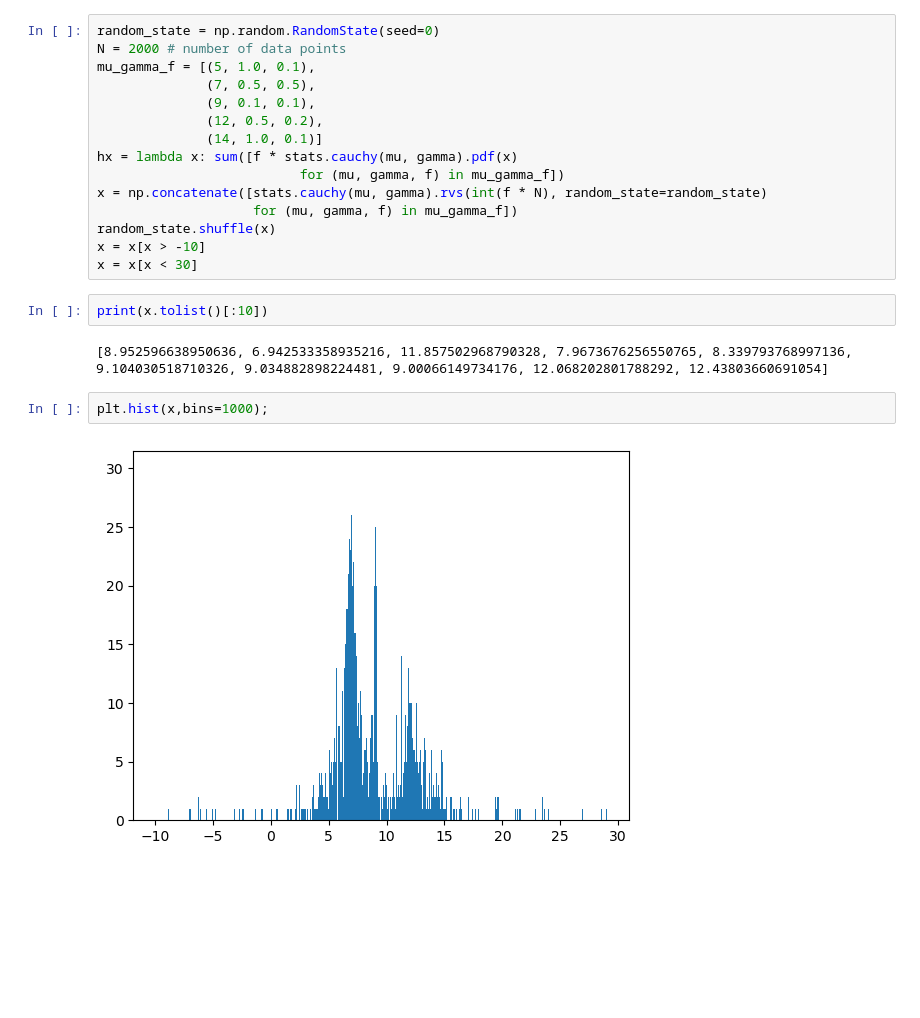
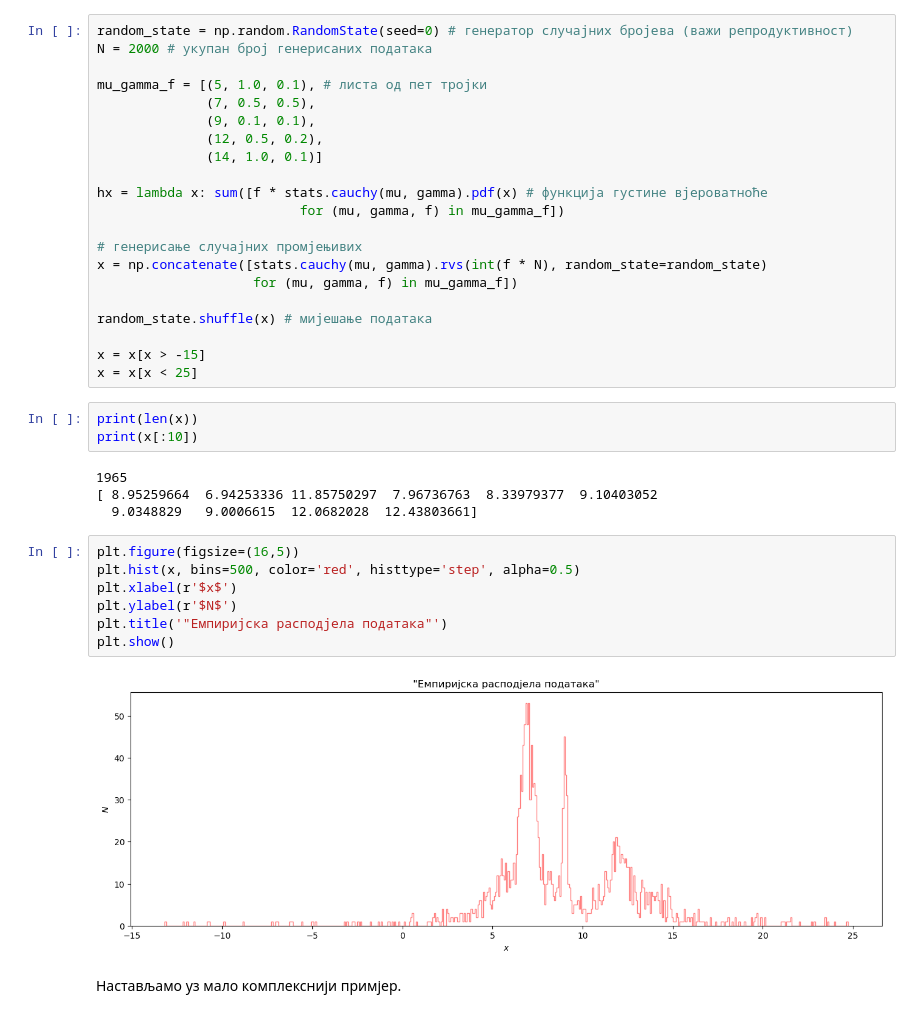
Before and after one commit to zorzeus/Astrostatistika, a Jupyter notebook: as_01.ipynb, the cells around one changed output. Drawn from its saved outputs; the diff is of its cells as text; blank space fills up the shorter version.

```diff
--- a/as_01.ipynb
+++ b/as_01.ipynb
@@ -87,24 +116,40 @@ from sklearn.mixture import GaussianMixture
 # %%
-random_state = np.random.RandomState(seed=0)
-N = 2000 # number of data points
-mu_gamma_f = [(5, 1.0, 0.1),
+random_state = np.random.RandomState(seed=0) # генератор случајних бројева (важи репродуктивност)
+N = 2000 # укупан број генерисаних података
+
+mu_gamma_f = [(5, 1.0, 0.1), # листа од пет тројки
               (7, 0.5, 0.5),
               (9, 0.1, 0.1),
               (12, 0.5, 0.2),
               (14, 1.0, 0.1)]
-hx = lambda x: sum([f * stats.cauchy(mu, gamma).pdf(x)
+
+hx = lambda x: sum([f * stats.cauchy(mu, gamma).pdf(x) # функција густине вјероватноће
                           for (mu, gamma, f) in mu_gamma_f])
+
+# генерисање случајних промјењивих
 x = np.concatenate([stats.cauchy(mu, gamma).rvs(int(f * N), random_state=random_state)
                     for (mu, gamma, f) in mu_gamma_f])
-random_state.shuffle(x)
-x = x[x > -10]
-x = x[x < 30]
+
+random_state.shuffle(x) # мијешање података
+
+x = x[x > -15]
+x = x[x < 25]
 # %%
-print(x.tolist()[:10])
+print(len(x))
+print(x[:10])
 # %% [output]
-[8.952596638950636, 6.942533358935216, 11.857502968790328, 7.9673676256550765, 8.339793768997136, 9.104030518710326, 9.034882898224481, 9.00066149734176, 12.068202801788292, 12.43803660691054]
+1965
+[ 8.95259664  6.94253336 11.85750297  7.96736763  8.33979377  9.10403052
+  9.0348829   9.0006615  12.0682028  12.43803661]
 # %%
-plt.hist(x,bins=1000);
+plt.figure(figsize=(16,5))
+plt.hist(x, bins=500, color='red', histtype='step', alpha=0.5)
+plt.xlabel(r'$x$')
+plt.ylabel(r'$N$')
+plt.title('"Емпиријска расподјела података"')
+plt.show()
 # %% [output]
-[figure, old version]
+[figure, new version]
+# %% [markdown]
+Настављамо уз мало комплекснији примјер.
 # %%
```
Also changed, not shown: parts of 7 cells of this notebook.
